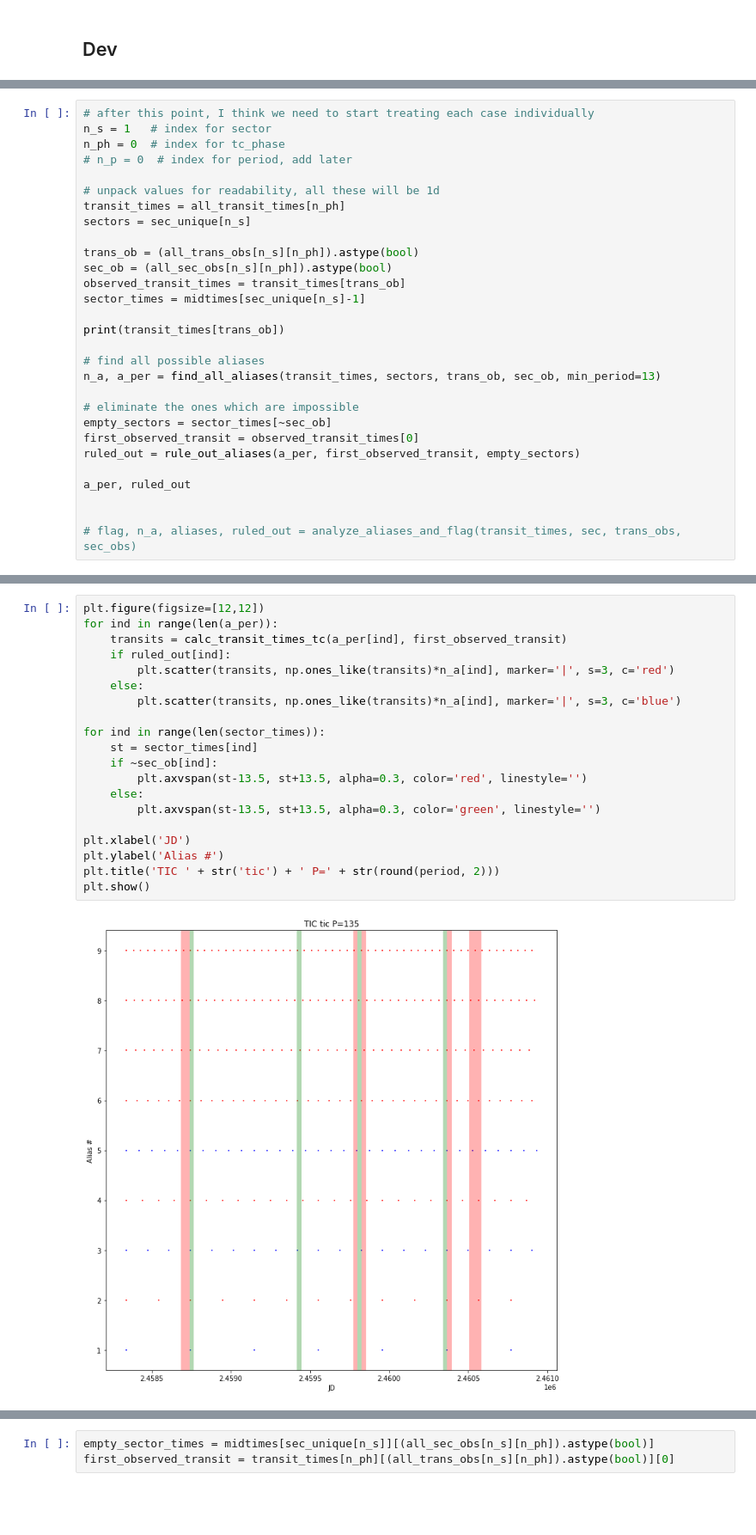
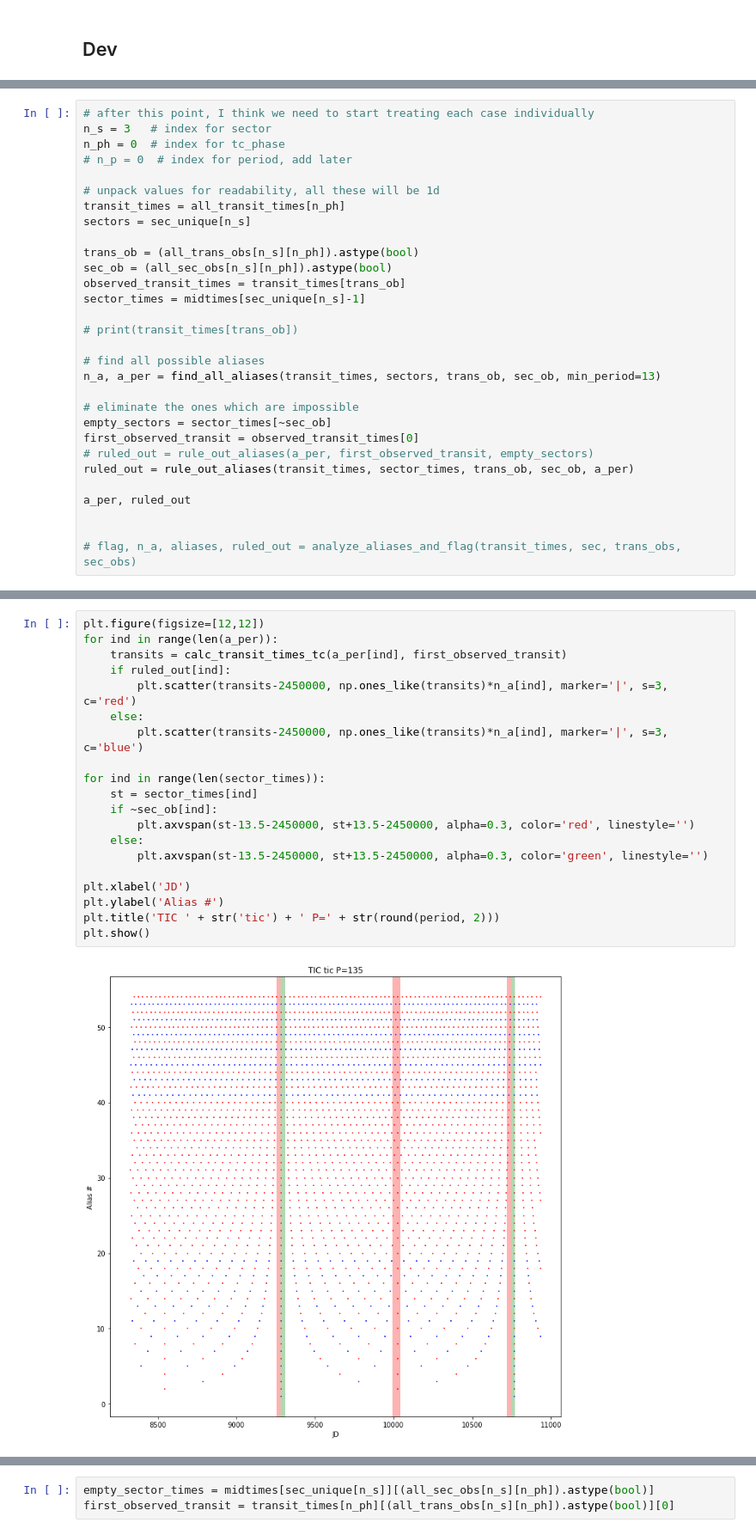
Before and after one commit to rae-holcomb/tess_scheduling, a Jupyter notebook: sandbox2.ipynb, the cells around one changed output, grey strips where cells are left out. Shown at 86% size. Cells and saved outputs as stored; diff of their text form; blank space fills up the shorter version.

```diff
--- a/sandbox2.ipynb
+++ b/sandbox2.ipynb
@@ -211,6 +278,6 @@ all_trans_obs, all_sec_obs = [list(a) for a in zip(*temp)]
 # %%
 # after this point, I think we need to start treating each case individually
-n_s = 1   # index for sector
+n_s = 3   # index for sector
 n_ph = 0  # index for tc_phase
 # n_p = 0  # index for period, add later
 
@@ -223,7 +290,7 @@ sec_ob = (all_sec_obs[n_s][n_ph]).astype(bool)
 observed_transit_times = transit_times[trans_ob]
 sector_times = midtimes[sec_unique[n_s]-1]
 
-print(transit_times[trans_ob])
+# print(transit_times[trans_ob])
 
 # find all possible aliases
 n_a, a_per = find_all_aliases(transit_times, sectors, trans_ob, sec_ob, min_period=13)
@@ -231,7 +298,8 @@ n_a, a_per = find_all_aliases(transit_times, sectors, trans_ob, sec_ob, min_peri
 # eliminate the ones which are impossible
 empty_sectors = sector_times[~sec_ob]
 first_observed_transit = observed_transit_times[0]
-ruled_out = rule_out_aliases(a_per, first_observed_transit, empty_sectors)
+# ruled_out = rule_out_aliases(a_per, first_observed_transit, empty_sectors)
+ruled_out = rule_out_aliases(transit_times, sector_times, trans_ob, sec_ob, a_per)
 
 a_per, ruled_out
 
@@ -266,22 +345,22 @@ Text(0.5, 0, 'JD')
 # %%
 plt.figure(figsize=[12,12])
 for ind in range(len(a_per)):
     transits = calc_transit_times_tc(a_per[ind], first_observed_transit)
     if ruled_out[ind]:
-        plt.scatter(transits, np.ones_like(transits)*n_a[ind], marker='|', s=3, c='red')
+        plt.scatter(transits-2450000, np.ones_like(transits)*n_a[ind], marker='|', s=3, c='red')
     else:
-        plt.scatter(transits, np.ones_like(transits)*n_a[ind], marker='|', s=3, c='blue')
+        plt.scatter(transits-2450000, np.ones_like(transits)*n_a[ind], marker='|', s=3, c='blue')
 
 for ind in range(len(sector_times)):
     st = sector_times[ind]
     if ~sec_ob[ind]:
-        plt.axvspan(st-13.5, st+13.5, alpha=0.3, color='red', linestyle='')
+        plt.axvspan(st-13.5-2450000, st+13.5-2450000, alpha=0.3, color='red', linestyle='')
     else:
-        plt.axvspan(st-13.5, st+13.5, alpha=0.3, color='green', linestyle='')
+        plt.axvspan(st-13.5-2450000, st+13.5-2450000, alpha=0.3, color='green', linestyle='')
 
 plt.xlabel('JD')
 plt.ylabel('Alias #')
 plt.title('TIC ' + str('tic') + ' P=' + str(round(period, 2)))
 plt.show()
 # %% [output]
-[figure, old version]
+[figure, new version]
```
Also changed, not shown: parts of 11 cells of this notebook.
